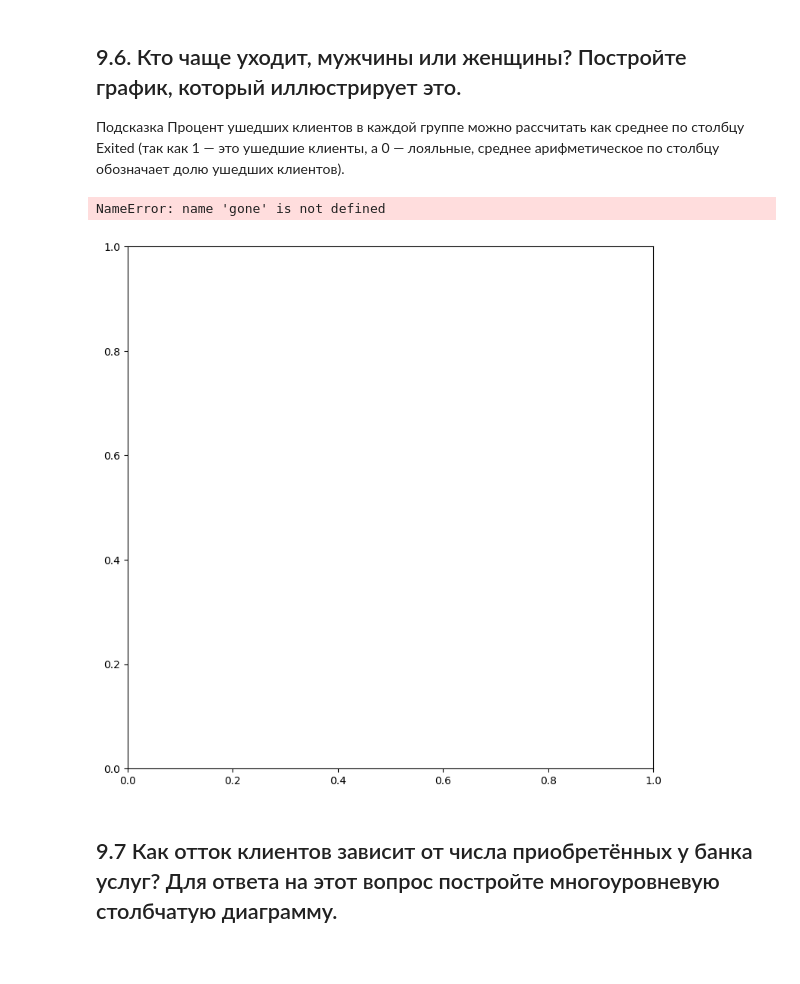
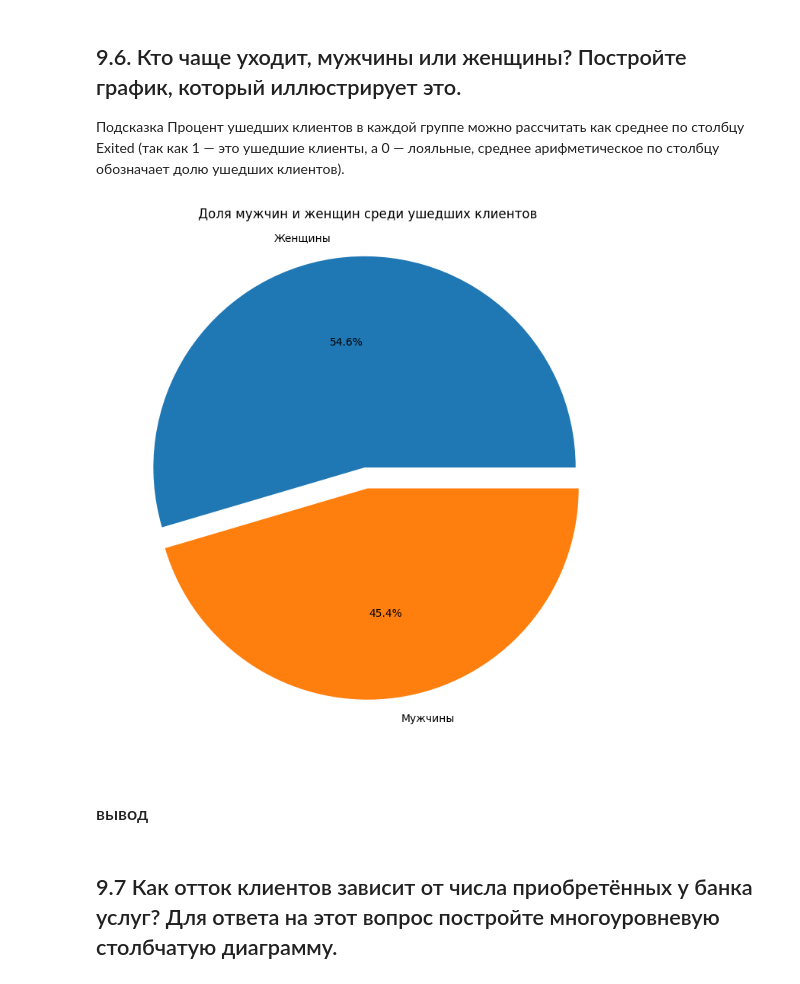
Before and after one commit to Alevtina529/SF_ds, a Jupyter notebook: PY 13 Визуализация/Закрепление PY13.ipynb, the cells around one changed output. Cells and saved outputs as stored; diff of their text form; code cells hidden in the pictures.

```diff
--- a/PY 13 Визуализация/Закрепление PY13.ipynb
+++ b/PY 13 Визуализация/Закрепление PY13.ipynb
@@ -164,15 +173,16 @@ fig.show()
 # %%
 fig_6, axes_6 = plt.subplots(figsize=(9, 9))
 axes_6.pie(
-    gone['Gender'].value_counts(), # берем данные об ушедших клиентах
+    ch_d['Gender'].value_counts(), # берем данные об ушедших клиентах
     labels=['Женщины', 'Мужчины'],
     autopct='%.1f%%', #округление до первого знака после запятой
     explode=[0.1, 0] #доля смещения от центра
 )
 axes_6.set_title('Доля мужчин и женщин среди ушедших клиентов');
 # %% [output]
-NameError: name 'gone' is not defined
-[figure, old version]
+[figure, new version]
+# %% [markdown]
+### вывод
 # %% [markdown]
 ## 9.7 Как отток клиентов зависит от числа приобретённых у банка услуг? Для ответа на этот вопрос постройте многоуровневую столбчатую диаграмму.
 # %%
```
Also changed, not shown: parts of 1 cell of this notebook.
